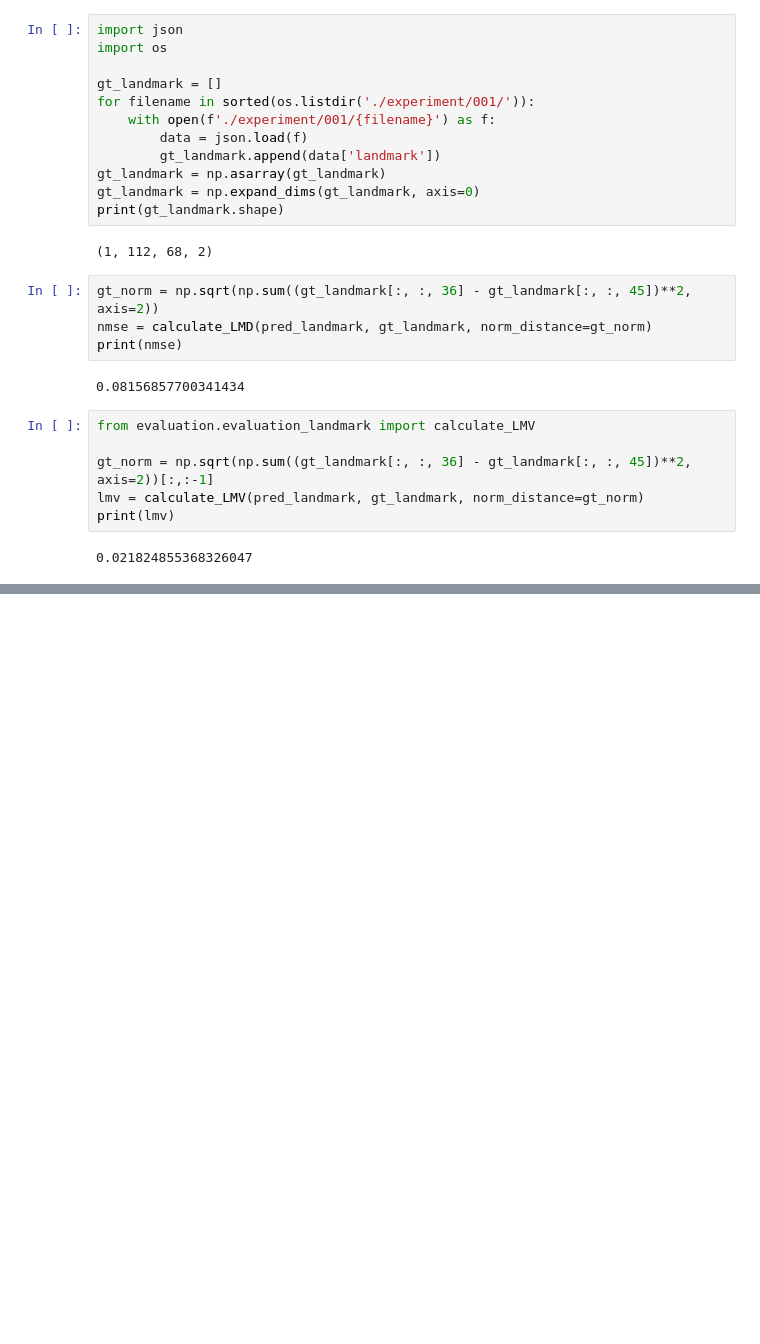
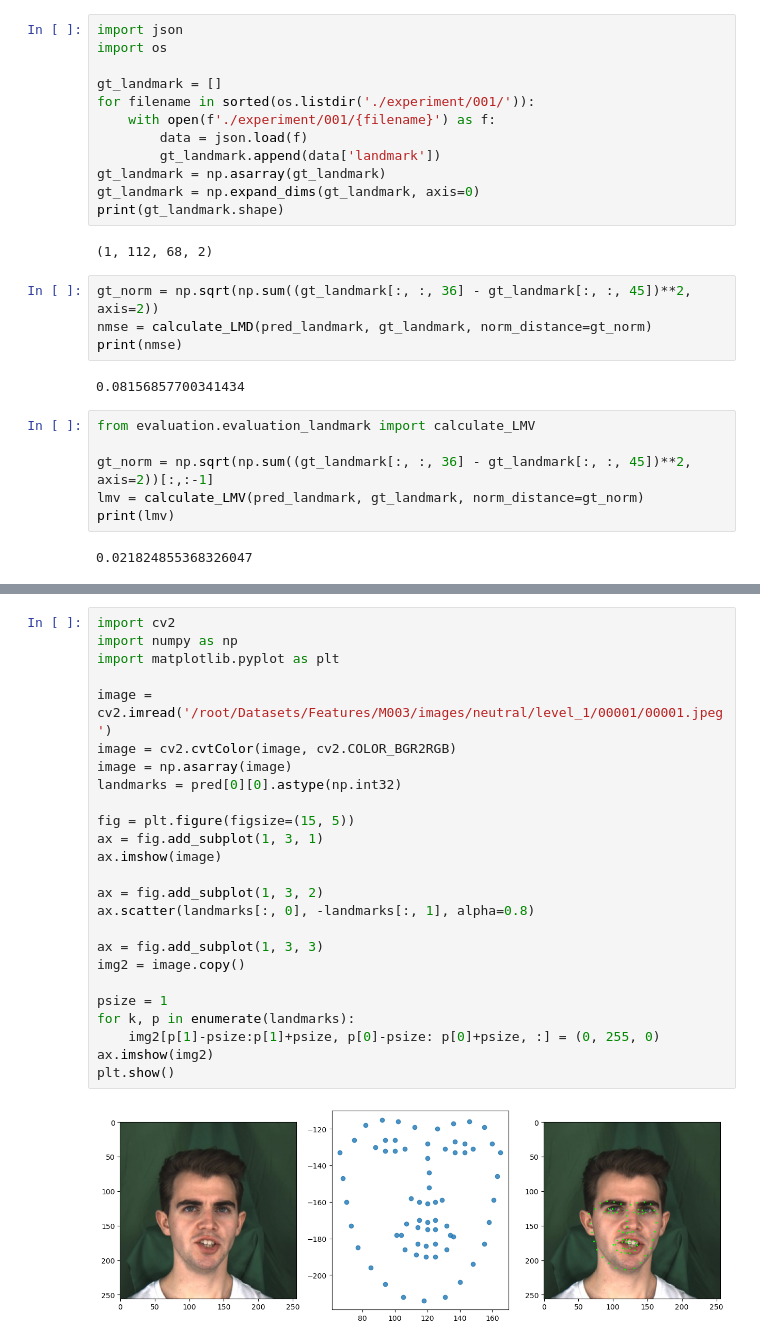
Before and after one commit to cxnam-vnuhcmus/TalkingHeadProject, a Jupyter notebook: Debug.ipynb, the cells around one changed output, grey strips where cells are left out. Cells and saved outputs as stored; diff of their text form; blank space fills up the shorter version.

```diff
--- a/Debug.ipynb
+++ b/Debug.ipynb
@@ -111,0 +141,27 @@ for emo in emo_list:
+# %%
+import cv2
+import numpy as np
+import matplotlib.pyplot as plt
+
+image = cv2.imread('/root/Datasets/Features/M003/images/neutral/level_1/00001/00001.jpeg')
+image = cv2.cvtColor(image, cv2.COLOR_BGR2RGB)
+image = np.asarray(image)
+landmarks = pred[0][0].astype(np.int32)
+
+fig = plt.figure(figsize=(15, 5))
+ax = fig.add_subplot(1, 3, 1)
+ax.imshow(image)
+
+ax = fig.add_subplot(1, 3, 2)
+ax.scatter(landmarks[:, 0], -landmarks[:, 1], alpha=0.8)
+
+ax = fig.add_subplot(1, 3, 3)
+img2 = image.copy()
+
+psize = 1
+for k, p in enumerate(landmarks):
+    img2[p[1]-psize:p[1]+psize, p[0]-psize: p[0]+psize, :] = (0, 255, 0)
+ax.imshow(img2)
+plt.show()
+# %% [output]
+[figure, added]
```
Also changed, not shown: parts of 5 cells of this notebook, 8 other files.
